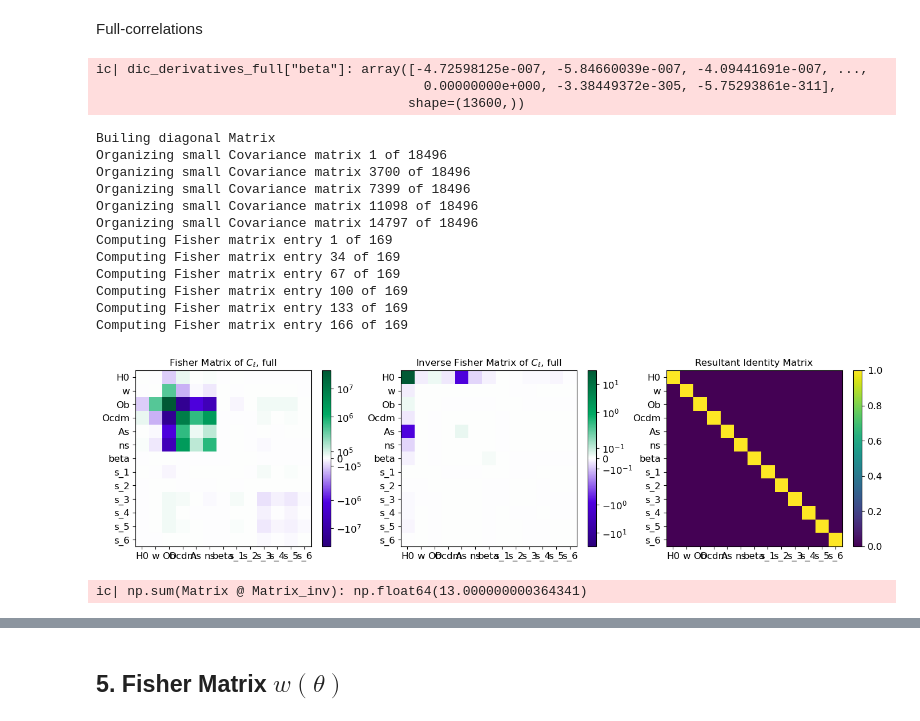
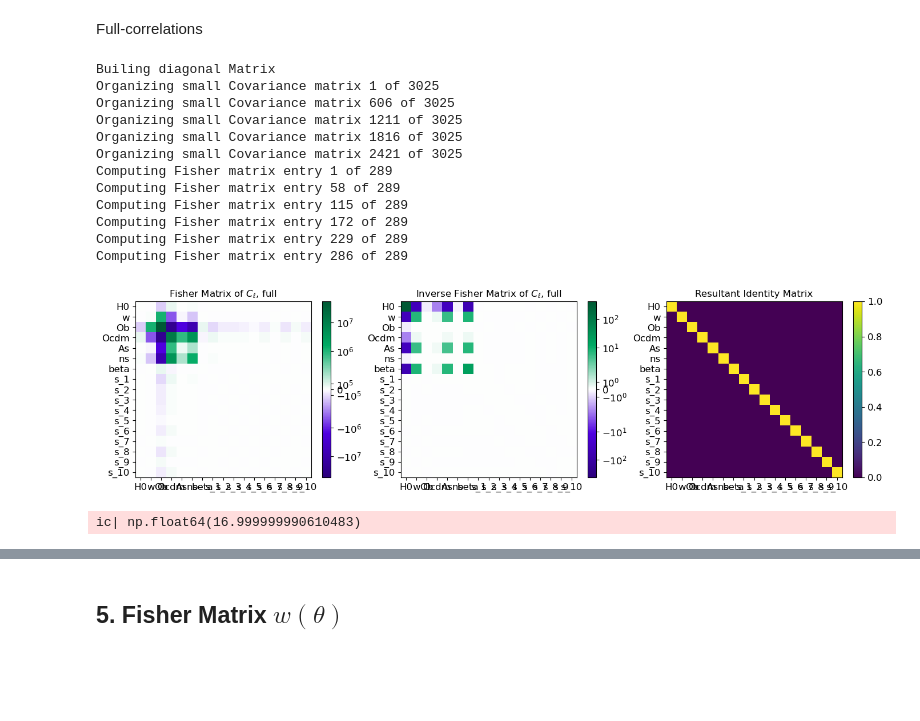
Before and after one commit to GreenTS27/Photo_Surveys-HI_IM-Fisher_Matrix, a Jupyter notebook: Fisher_Matrix_C_ell_vs_w_t.ipynb, the cells around one changed output, grey strips where cells are left out. Drawn from its saved outputs; the diff is of its cells as text; code cells hidden in the pictures; blank space fills up the shorter version.

```diff
--- a/Fisher_Matrix_C_ell_vs_w_t.ipynb
+++ b/Fisher_Matrix_C_ell_vs_w_t.ipynb
@@ -1689,10 +1692,10 @@ dic_C_ell_CAMB = C_ells_CAMB_HI(arr_zs, arr_z_central, dic_Window, l_min, l_max,
 
 # Visualizing_Cov_Matrix(Data_arr_zs_auto, l_min, l_max, Cov_Matrix_auto)
 # %%
-Cov_Matrix_full = Fisher_CovM_HI_Gal(Data_arr_zs_full, arr_z_central, dic_Window, full_l_min, full_l_max,
+Cov_Matrix_full = Fisher_CovM_HI_Gal(Data_arr_indices_full, arr_z_central, dic_Window, full_l_min, full_l_max,
                                      dic_C_ell_CAMB, dic_f_sky, dic_Gal_HI_id,
                                      ell_step=ell_step, N_dishes=N_dish, D_dish=D_dish, time_total=t_tot,
-                                     arr_bin_width_nu=arr_bin_width_nu, dic_T_sys=dic_T_sys,
+                                     arr_bin_width_nu=arr_bin_width_nu, dic_T_sys=dic_T_sys, Temp_HI_func=Temp_HI,
                                      verbose=True)
 
 ### Saving data
@@ -1715,9 +1727,9 @@ Cov Matrix Calculated!
 #                                             bias_func_Gal=gal_bias_DES, bias_func_HI=bias_HI, dic_Gal_HI_id=dic_Gal_HI_id )
 # %%
 
-dic_derivatives_full = Fisher_derivative_HI(Data_arr_zs_full, arr_zs, dic_Window, full_l_min, full_l_max,
+dic_derivatives_full = Fisher_derivative_HI(Data_arr_indices_full, arr_z_central, arr_zs, dic_Window, full_l_min, full_l_max,
                                             dic_mag_bias, dic_gal_bias, dic_Cosm_param, C_ells_CAMB_HI,
-                                            ell_step=ell_step, dic_Gal_HI_id=dic_Gal_HI_id,dic_cosmology=dic_cosmology,
+                                            ell_step=ell_step, dic_Gal_HI_id=dic_Gal_HI_id, dic_cosmology=dic_cosmology,
                                             verbose=True )
 
 
@@ -1787,52 +1797,49 @@ Autocorrelations
 # %% [markdown]
 Full-correlations
 # %%
-# Loading data
-save_filename_sz = f"{Survey_Gal}_{N_bins_Gal}zbins_{Survey_HI}_{N_bins_HI}zbins_sz"
-# save_filename_beta = f"{Survey_Gal}_{N_bins_Gal}zbins_{Survey_HI}_{N_bins_HI}zbins_beta"
-# save_filename_both = f"{Survey_Gal}_{N_bins_Gal}zbins_{Survey_HI}_{N_bins_HI}zbins_both"
+# # Loading data
+# # save_filename_sz = f"{Survey_Gal}_{N_bins_Gal}zbins_{Survey_HI}_{N_bins_HI}zbins_sz"
+# # save_filename_beta = f"{Survey_Gal}_{N_bins_Gal}zbins_{Survey_HI}_{N_bins_HI}zbins_beta"
+# # save_filename_both = f"{Survey_Gal}_{N_bins_Gal}zbins_{Survey_HI}_{N_bins_HI}zbins_both"
+# # save_filename_both = f"{Survey_Gal}_{2}zbins_{Survey_HI}_{2}zbins_both"
 
-Cov_Matrix_full = np.load(F"{folder_name}FisherM_CovM_full_{save_filename_sz}.npy")
+# # Cov_Matrix_full = np.load(F"{folder_name}FisherM_CovM_full_{save_filename_sz}.npy")
+# # Cov_Matrix_full = np.load(F"{folder_name}FisherM_CovM_full_{save_filename_both}.npy")
 # Cov_Matrix_full = np.load(F"{folder_name}FisherM_CovM_full_{save_filename}.npy")
 
-# with open(F"{folder_name}FisherM_deriv_full_{save_filename_both}.pkl", 'rb') as file:
-with open(F"{folder_name}FisherM_deriv_full_{save_filename}.pkl", 'rb') as file:
-    dic_derivatives_full = pickle.load(file)
+# # with open(F"{folder_name}FisherM_deriv_full_{save_filename_both}.pkl", 'rb') as file:
+# with open(F"{folder_name}FisherM_deriv_full_{save_filename}.pkl", 'rb') as file:
+#     dic_derivatives_full = pickle.load(file)
 
 
-ic(dic_derivatives_full["beta"])
-
 # Calculating matrix
-Fish_Cl_full = Fisher_Matrix_Cl_better(Data_arr_zs_full, dic_Cosm_param, Cov_Matrix_full, dic_derivatives_full,
+Fish_Cl_full = Fisher_Matrix_Cl_better(Data_arr_indices_full, dic_Cosm_param, Cov_Matrix_full, dic_derivatives_full,
                                 full_l_min, l_min, full_l_max, l_max, dic_f_sky, dic_Gal_HI_id=dic_Gal_HI_id,
                                 ell_step=ell_step, verbose=True)
 
 
 # Saving data
 df_Cl_full = pd.DataFrame(data=Fish_Cl_full.astype(float))
 df_Cl_full.to_csv(F"{folder_name}FisherM_Cl_full_{save_filename}.csv", sep=' ', header=False, float_format='%.8g', index=False)
 # df_Cl_full.to_csv(F"{folder_name}FisherM_Cl_full_{save_filename}_lmin{l_min}_thetaMax{theta_max}.csv",
 #                   sep=' ', header=False, float_format='%.8g', index=False)
 # Ploting Matrix
 Visualising_F_Matrices( Fish_Cl_full, dic_Cosm_param,
                         list_titles=[r"Fisher Matrix of $C_\ell$, full",r"Inverse Fisher Matrix of $C_\ell$, full",
                                     "Resultant Identity Matrix"])
 # %% [output]
-ic| dic_derivatives_full["beta"]: array([-4.72598125e-007, -5.84660039e-007, -4.09441691e-007, ...,
-                                          0.00000000e+000, -3.38449372e-305, -5.75293861e-311],
-                                        shape=(13600,))
+Builing diagonal Matrix
+Organizing small Covariance matrix 1 of 3025
+Organizing small Covariance matrix 606 of 3025
+Organizing small Covariance matrix 1211 of 3025
+Organizing small Covariance matrix 1816 of 3025
+Organizing small Covariance matrix 2421 of 3025
+Computing Fisher matrix entry 1 of 289
+Computing Fisher matrix entry 58 of 289
+Computing Fisher matrix entry 115 of 289
+Computing Fisher matrix entry 172 of 289
+Computing Fisher matrix entry 229 of 289
+Computing Fisher matrix entry 286 of 289
+[figure, new version]
-Builing diagonal Matrix
-Organizing small Covariance matrix 1 of 18496
-Organizing small Covariance matrix 3700 of 18496
-Organizing small Covariance matrix 7399 of 18496
-Organizing small Covariance matrix 11098 of 18496
-Organizing small Covariance matrix 14797 of 18496
-Computing Fisher matrix entry 1 of 169
-Computing Fisher matrix entry 34 of 169
-Computing Fisher matrix entry 67 of 169
-Computing Fisher matrix entry 100 of 169
-Computing Fisher matrix entry 133 of 169
-Computing Fisher matrix entry 166 of 169
+ic| np.float64(16.999999990610483)
-[figure, old version]
-ic| np.sum(Matrix @ Matrix_inv): np.float64(13.000000000364341)
 # %%
```
Also changed, not shown: parts of 21 cells of this notebook.
